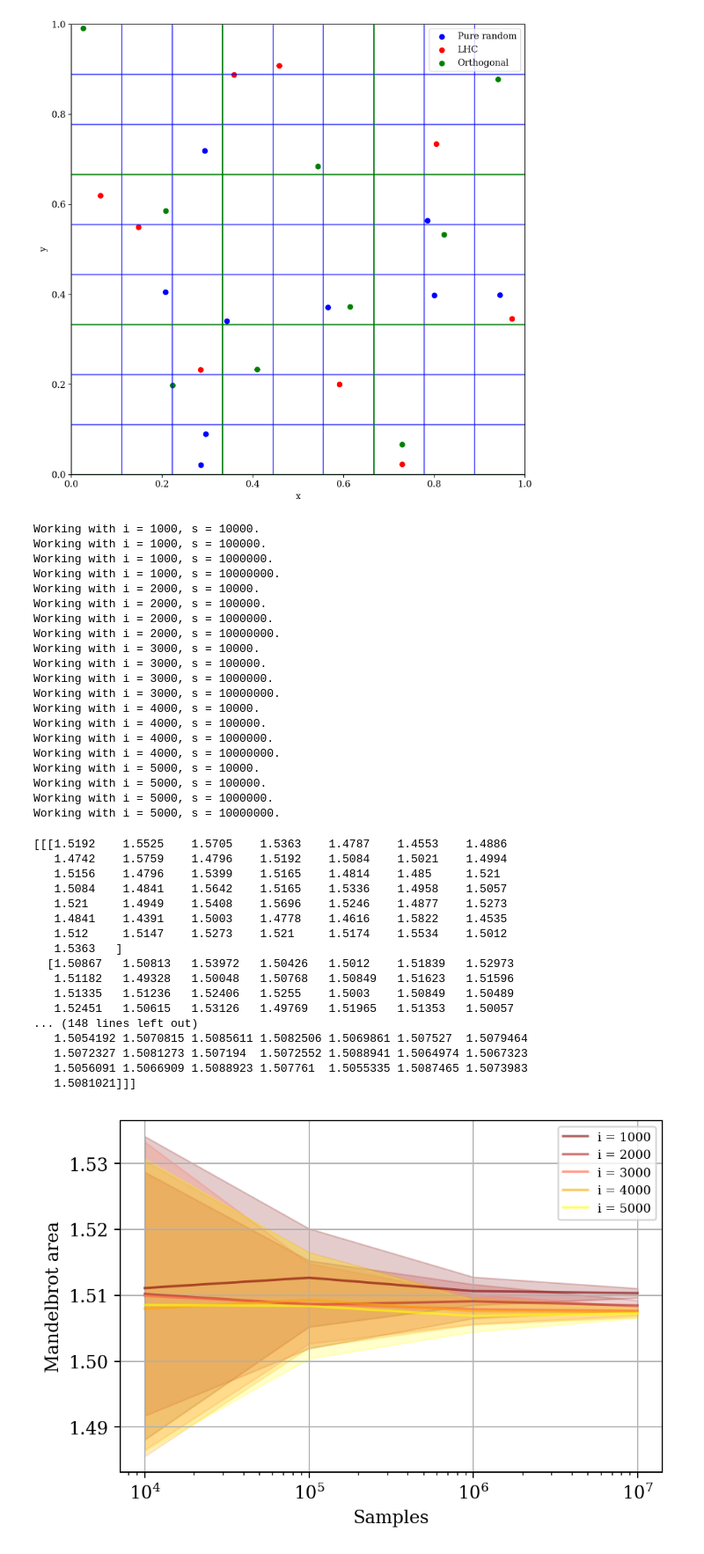
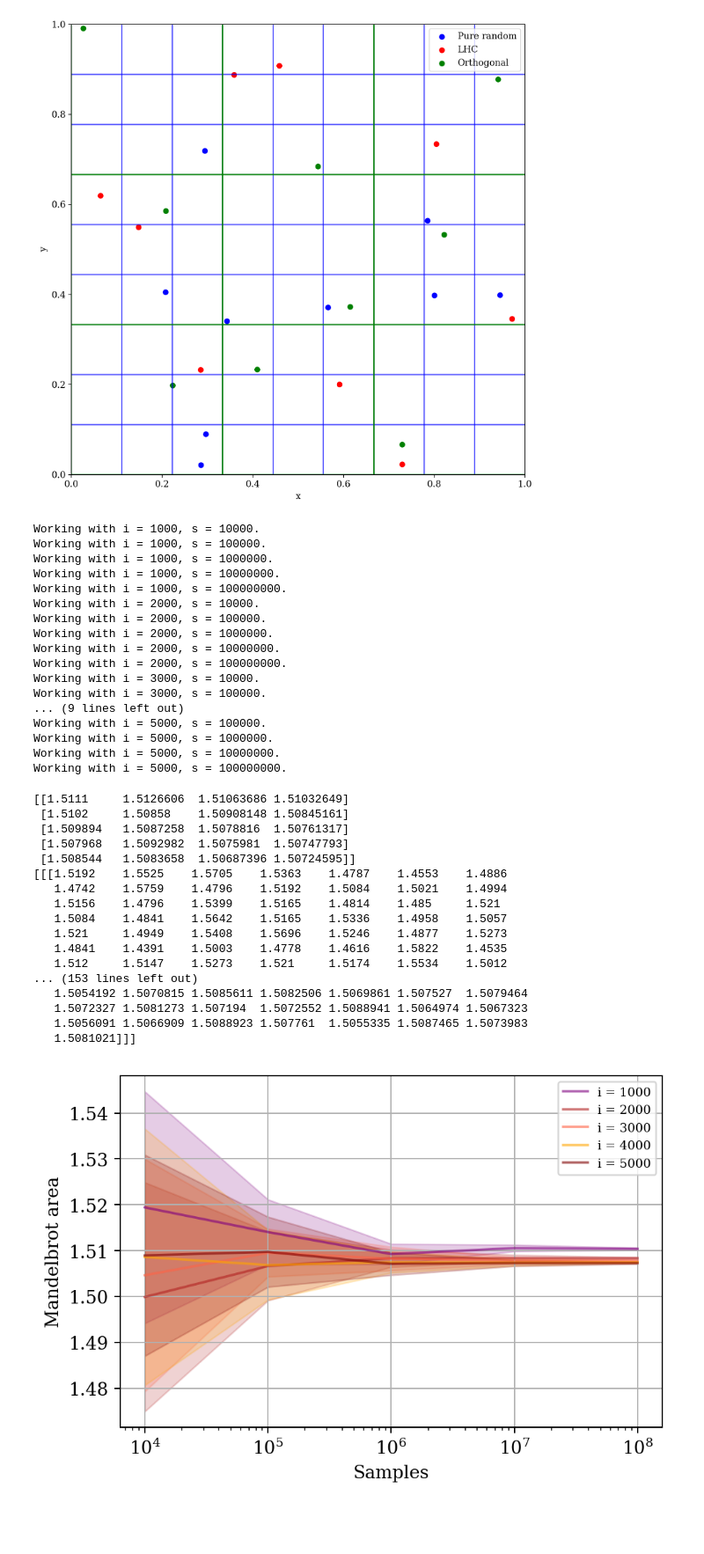
Before and after one commit to loonatick-src/stochastic-sim-1, a Jupyter notebook: monte_carlo.ipynb, the cells around one changed output. Shown at 88% size. Saved outputs shown, nothing was run; the diff lists cells and outputs as text; code cells hidden in the pictures; blank space fills up the shorter version.

```diff
--- a/monte_carlo.ipynb
+++ b/monte_carlo.ipynb
@@ -469,8 +477,8 @@ sampling_methods(n=3)
 [figure]
 # %%
 i_values = np.array([1000, 2000, 3000, 4000, 5000], dtype = np.int64) #TODO: tweak values
-s_values = np.array([10**i for i in range(4,8)], dtype = np.int64)
-npz_filename = "mc_random_fullsave.npz"
+s_values = np.array([10**i for i in range(4,9)], dtype = np.int64)
+npz_filename = "mc_random_fullsave_extra.npz"
 if not exists(npz_filename):
     re_low, re_high = -2., 1.
     im_low, im_high = 0, 1.5
@@ -506,28 +514,30 @@ Working with i = 1000, s = 10000.
 Working with i = 1000, s = 100000.
 Working with i = 1000, s = 1000000.
 Working with i = 1000, s = 10000000.
+Working with i = 1000, s = 100000000.
 Working with i = 2000, s = 10000.
 Working with i = 2000, s = 100000.
 Working with i = 2000, s = 1000000.
 Working with i = 2000, s = 10000000.
+Working with i = 2000, s = 100000000.
 Working with i = 3000, s = 10000.
 Working with i = 3000, s = 100000.
-Working with i = 3000, s = 1000000.
-Working with i = 3000, s = 10000000.
-Working with i = 4000, s = 10000.
-Working with i = 4000, s = 100000.
-Working with i = 4000, s = 1000000.
-Working with i = 4000, s = 10000000.
-Working with i = 5000, s = 10000.
+... (9 lines left out)
 Working with i = 5000, s = 100000.
 Working with i = 5000, s = 1000000.
 Working with i = 5000, s = 10000000.
+Working with i = 5000, s = 100000000.
 # %%
 full_random = np.load("mc_random_fullsave.npz")
 
-#print(full_random['arr_0']*2)
+print(full_random['arr_0']*2)
 print(full_random['arr_2']*2)
 # %% [output]
+[[1.5111     1.5126606  1.51063686 1.51032649]
+ [1.5102     1.50858    1.50908148 1.50845161]
+ [1.509894   1.5087258  1.5078816  1.50761317]
+ [1.507968   1.5092982  1.5075981  1.50747793]
+ [1.508544   1.5083658  1.50687396 1.50724595]]
 [[[1.5192    1.5525    1.5705    1.5363    1.4787    1.4553    1.4886
    1.4742    1.5759    1.4796    1.5192    1.5084    1.5021    1.4994
    1.5156    1.4796    1.5399    1.5165    1.4814    1.485     1.521
@@ -535,25 +545,23 @@ print(full_random['arr_2']*2)
    1.521     1.4949    1.5408    1.5696    1.5246    1.4877    1.5273
    1.4841    1.4391    1.5003    1.4778    1.4616    1.5822    1.4535
    1.512     1.5147    1.5273    1.521     1.5174    1.5534    1.5012
-   1.5363   ]
-  [1.50867   1.50813   1.53972   1.50426   1.5012    1.51839   1.52973
-   1.51182   1.49328   1.50048   1.50768   1.50849   1.51623   1.51596
-   1.51335   1.51236   1.52406   1.5255    1.5003    1.50849   1.50489
-   1.52451   1.50615   1.53126   1.49769   1.51965   1.51353   1.50057
-... (148 lines left out)
+... (153 lines left out)
    1.5054192 1.5070815 1.5085611 1.5082506 1.5069861 1.507527  1.5079464
    1.5072327 1.5081273 1.507194  1.5072552 1.5088941 1.5064974 1.5067323
    1.5056091 1.5066909 1.5088923 1.507761  1.5055335 1.5087465 1.5073983
    1.5081021]]]
 # %%
 i_values = np.array([1000, 2000, 3000, 4000, 5000], dtype = np.int64) #TODO: tweak values
-s_values = np.array([10**i for i in range(4,8)], dtype = np.int64)
+
+
 def sample_variance_plotter(simulation_data, title):
     """"
     Plots mean area and standard deviation of the mandelbrot set
     against sample sizes simulated with different number of
     iterations
     """
+    s_values = np.array([10**i for i in range(4,9)], dtype = np.int64)
+
     data = np.load(simulation_data + ".npz")
 
     mean_areas = data['arr_0']*2
@@ -566,7 +574,6 @@ def sample_variance_plotter(simulation_data, title):
     mean_i_4000 = mean_areas[3]
     mean_i_5000 = mean_areas[4]
 
-
     std_i_1000 = np.sqrt(sample_variances[0])
     std_i_2000 = np.sqrt(sample_variances[1])
     std_i_3000 = np.sqrt(sample_variances[2])
@@ -574,8 +581,8 @@ def sample_variance_plotter(simulation_data, title):
     std_i_5000 = np.sqrt(sample_variances[4])
 
 
-    plt.plot(s_values, mean_i_1000, color = "maroon", alpha = 0.6, label = "i = 1000")
-    plt.fill_between(s_values, mean_i_1000 - std_i_1000, mean_i_1000 + std_i_1000, alpha = 0.2, color = "maroon")
+    plt.plot(s_values, mean_i_1000, color = "purple", alpha = 0.6, label = "i = 1000")
+    plt.fill_between(s_values, mean_i_1000 - std_i_1000, mean_i_1000 + std_i_1000, alpha = 0.2, color = "purple")
 
     plt.plot(s_values, mean_i_2000, color = "firebrick", alpha = 0.6, label = "i = 2000")
     plt.fill_between(s_values, mean_i_2000 - std_i_2000, mean_i_2000 + std_i_2000, alpha = 0.2, color = "firebrick")
@@ -586,8 +593,8 @@ def sample_variance_plotter(simulation_data, title):
     plt.plot(s_values, mean_i_4000, color = "orange", alpha = 0.6, label = "i = 4000")
     plt.fill_between(s_values, mean_i_4000 - std_i_4000, mean_i_4000 + std_i_4000, alpha = 0.2, color = "orange")
 
-    plt.plot(s_values, mean_i_5000, color = "yellow", alpha = 0.6, label = "i = 5000")
-    plt.fill_between(s_values, mean_i_5000 - std_i_5000, mean_i_5000 + std_i_5000, alpha = 0.2, color = "yellow")
+    plt.plot(s_values, mean_i_5000, color = "maroon", alpha = 0.6, label = "i = 5000")
+    plt.fill_between(s_values, mean_i_5000 - std_i_5000, mean_i_5000 + std_i_5000, alpha = 0.2, color = "maroon")
 
     #plt.hlines(1.50659, s_values[0], s_values[-1], label = "Theoretical Mandelbrot area", linestyles="dashed")
 
@@ -601,6 +608,6 @@ def sample_variance_plotter(simulation_data, title):
     plt.savefig(title)
     plt.show()
 # %%
-sample_variance_plotter(simulation_data = "mc_random_fullsave", title = "line_plot_samples_random.png")
+sample_variance_plotter(simulation_data = "mc_random_fullsave_extra", title = "line_plot_samples_random.png")
 # %% [output]
-[figure, old version]
+[figure, new version]
```
Also changed, not shown: parts of 13 cells of this notebook, 4 other files.
